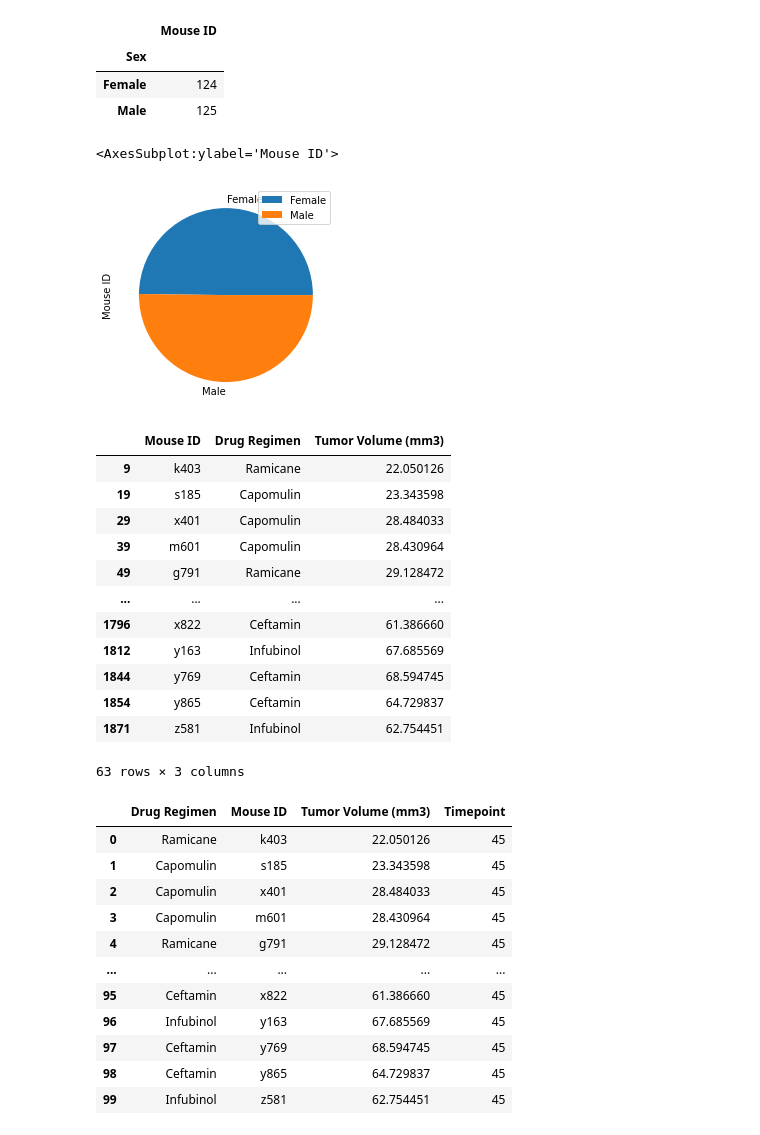
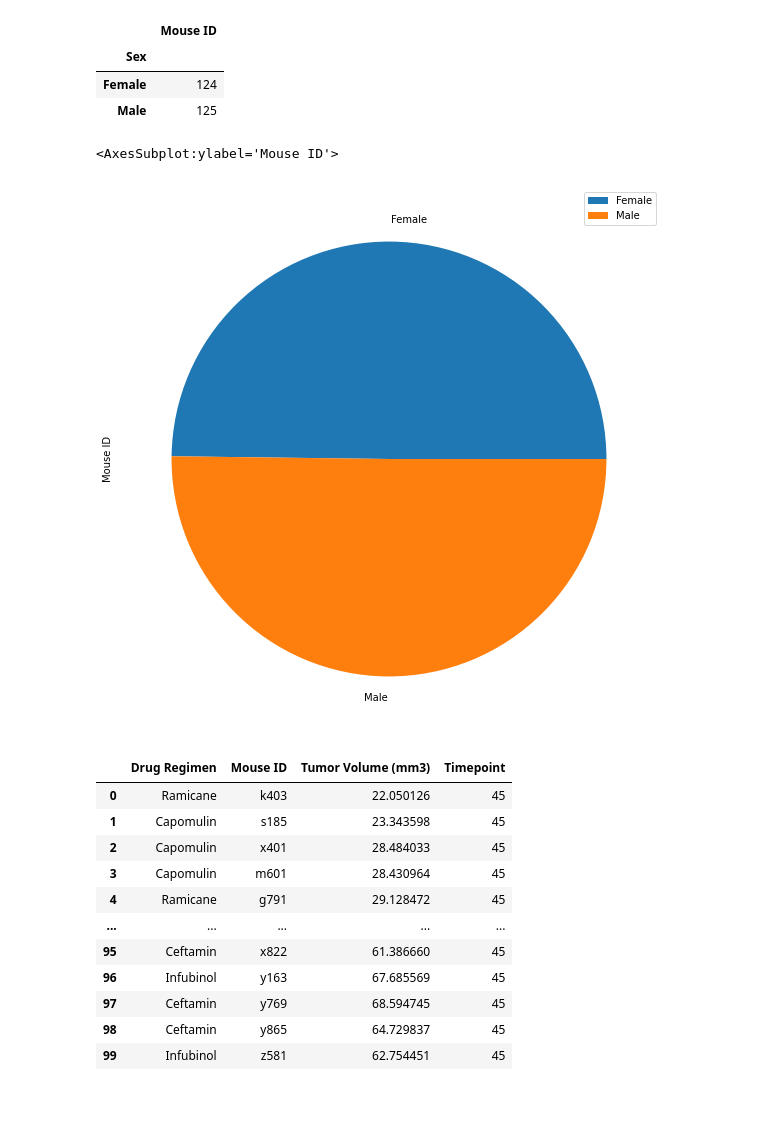
Before and after one commit to KinlayD/matplotlib-challenge, a Jupyter notebook: pymaceuticals.ipynb, the cells around one changed output. Drawn from its saved outputs; the diff is of its cells as text; code cells hidden in the pictures; blank space fills up the shorter version.

```diff
--- a/pymaceuticals.ipynb
+++ b/pymaceuticals.ipynb
@@ -156,34 +158,12 @@ ID_sex_df
 | Sex |  |
 | Female | 124 |
 | Male | 125 |
-# %%
-ID_sex_df.plot(kind="pie", y="Mouse ID")
-# %% [output]
-<AxesSubplot:ylabel='Mouse ID'>
-[figure, removed]
-# %%
-
-promsing_treatments_df = mouse_df.loc[(mouse_df["Drug Regimen"] == "Capomulin") |
-                                        (mouse_df["Drug Regimen"] == "Ramicane") |
-                                        (mouse_df["Drug Regimen"] == "Infubinol") |
-                                        (mouse_df["Drug Regimen"] == "Ceftamin"),
-                                        ["Drug Regimen", "Mouse ID", "Tumor Volume (mm3)", "Timepoint"]]
-final_tumor_vol_df = pd.DataFrame(promsing_treatments_df.loc[(promsing_treatments_df["Timepoint"] == 45), ["Mouse ID", "Drug Regimen", "Tumor Volume (mm3)"]])
-final_tumor_vol_df
-# %% [output]
-|  | Mouse ID | Drug Regimen | Tumor Volume (mm3) |
-| 9 | k403 | Ramicane | 22.050126 |
-| 19 | s185 | Capomulin | 23.343598 |
-| 29 | x401 | Capomulin | 28.484033 |
-| 39 | m601 | Capomulin | 28.430964 |
-| 49 | g791 | Ramicane | 29.128472 |
-| ... | ... | ... | ... |
-| 1796 | x822 | Ceftamin | 61.386660 |
-| 1812 | y163 | Infubinol | 67.685569 |
-| 1844 | y769 | Ceftamin | 68.594745 |
-| 1854 | y865 | Ceftamin | 64.729837 |
-| 1871 | z581 | Infubinol | 62.754451 |
-63 rows × 3 columns
+# %%
+# generate pie plot for distribution by sex using DataFrame.plot
+ID_sex_df.plot(kind="pie", y="Mouse ID", figsize=(20,10))
+# %% [output]
+<AxesSubplot:ylabel='Mouse ID'>
+[figure, added]
 # %%
 # find final tumor volume
 f_t_v = mouse_df.loc[(mouse_df["Drug Regimen"] == "Capomulin") |
```
Also changed, not shown: parts of 8 cells of this notebook.
